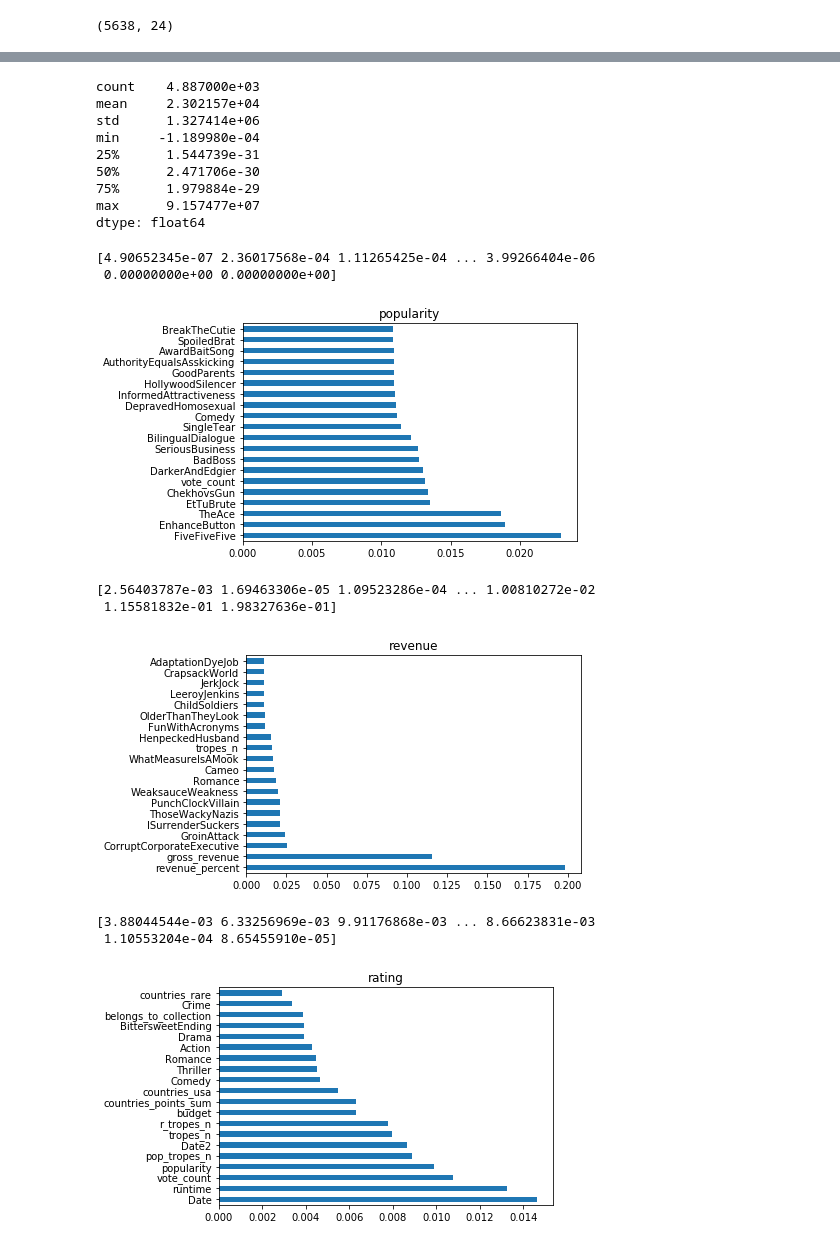
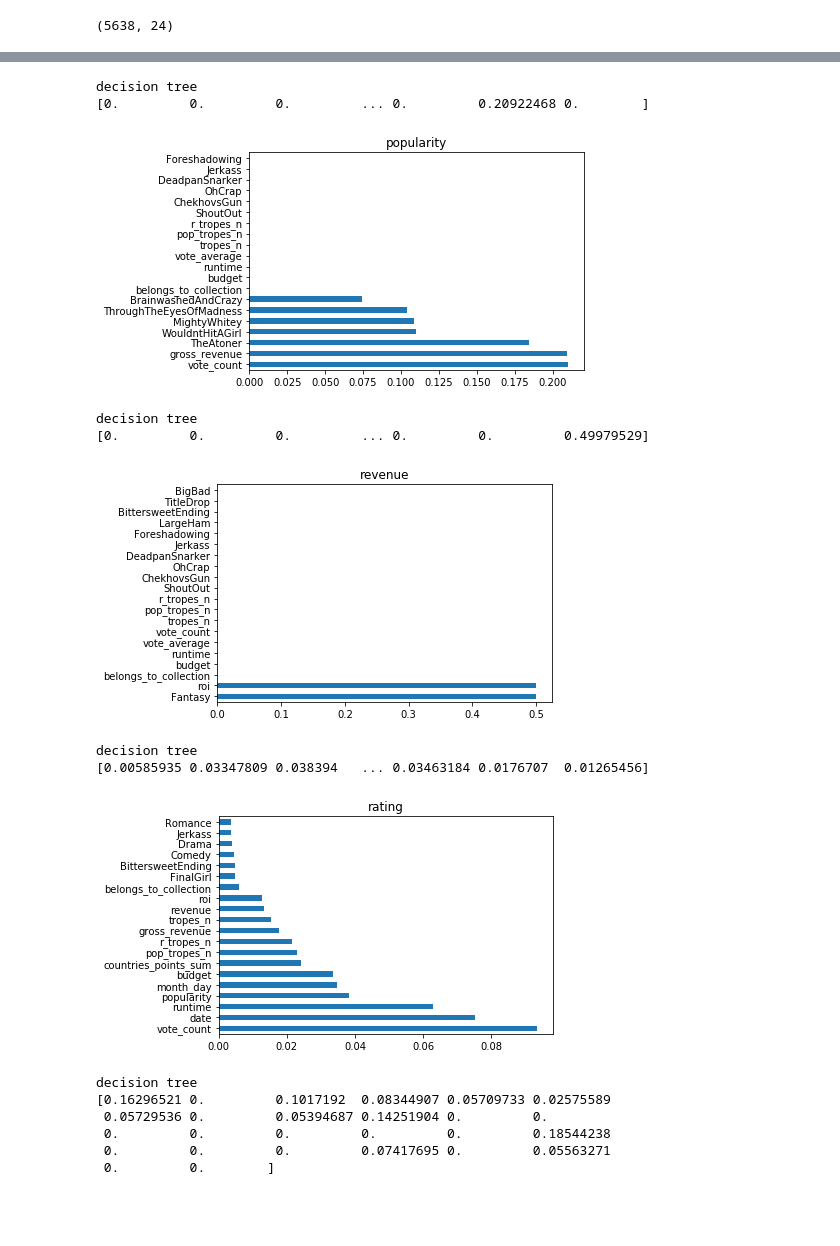
Before and after one commit to hungrynagini/movie_success, a Jupyter notebook: project.ipynb, the cells around one changed output, grey strips where cells are left out. Drawn from its saved outputs; the diff is of its cells as text; code cells hidden in the pictures; blank space fills up the shorter version.

```diff
--- a/project.ipynb
+++ b/project.ipynb
@@ -13,7 +15,7 @@ num_of_tropes = 30
 # - https://github.com/raiben/tropes_open_data
 
 class TropesAndFilms(object):
-    FILE_PATH = 'untitled.txt'
+    FILE_PATH = 'pictropes.txt'
 
     def __init__(self):
         self._load_data()
@@ -325,43 +422,39 @@ g=sns.heatmap(i[top_corr_features].corr(),annot=True,cmap="RdYlGn")
 # %%
-from sklearn.ensemble import ExtraTreesClassifier
+# feature importance on whole feature set and decreased for other classifiers
+from sklearn import tree
+from sklearn.ensemble import ExtraTreesClassifier, RandomForestClassifier
 import matplotlib.pyplot as plt
-print(revenue.describe())
-popularity = popularity.apply(lambda x: 0 if x < 60 else 1 if x < 120 else 2)
-revenue = revenue.apply(lambda x: 0 if x < 0.9 else 1 if x < 2.2 else 2)
-rating = pd.cut(rating, bins=10, labels=np.arange(10), right=False)
 
-for i in [[features,features,features],[pop_feat, rev_feat, rat_feat]]:
+for model in [[tree.DecisionTreeClassifier(),'decision tree'],[ExtraTreesClassifier(),'extra trees'],
+              [RandomForestClassifier(),'random forest']]:
+    for i in [[features,features,features],[pop_feat, rev_feat, rat_feat]]:
+        x_for_popularity = i[0].drop(['popularity','revenue'],axis=1)
+        x_for_revenue = i[1].drop(['revenue','popularity'],axis=1)
+        x_for_rating = i[2].drop(['vote_average'],axis=1)
 
-    x_for_popularity = i[0].drop(['popularity','revenue'],axis=1)
-    x_for_revenue = i[1].drop(['revenue','popularity'],axis=1)
-    x_for_rating = i[2].drop(['vote_average'],axis=1)
-
-    for x,y,z,bins_ in zip([x_for_popularity, x_for_revenue, x_for_rating],[popularity, revenue, rating],
-                 ['popularity', 'revenue', 'rating'],[20,15,10]):
-#         y = pd.cut(y, bins=bins_, labels=np.arange(bins_), right=False)
-        model = ExtraTreesClassifier()
-        model.fit(x,y)
-        print(model.feature_importances_)
-        feat_importances = pd.Series(model.feature_importances_, index=x.columns)
-        feat_importances.nlargest(20).plot(kind='barh')
-        plt.title(z)
-        plt.show()
+        for x,y,z,bins_ in zip([x_for_popularity, x_for_revenue, x_for_rating],[popularity, revenue, rating],
+                     ['popularity', 'revenue', 'rating'],[20,15,10]):
+    #         y = pd.cut(y, bins=bins_, labels=np.arange(bins_), right=False)
+            model[0].fit(x,y)
+            print(model[1])
+            print(model[0].feature_importances_)
+            feat_importances = pd.Series(model[0].feature_importances_, index=x.columns)
+            feat_importances.nlargest(20).plot(kind='barh')
+            plt.title(z)
+            plt.show()
 # %% [output]
-count    4.887000e+03
-mean     2.302157e+04
-std      1.327414e+06
-min     -1.189980e-04
-25%      1.544739e-31
-50%      2.471706e-30
-75%      1.979884e-29
-max      9.157477e+07
-dtype: float64
+decision tree
+[0.         0.         0.         ... 0.         0.20922468 0.        ]
+[figure, new version]
-[4.90652345e-07 2.36017568e-04 1.11265425e-04 ... 3.99266404e-06
- 0.00000000e+00 0.00000000e+00]
+decision tree
+[0.         0.         0.         ... 0.         0.         0.49979529]
-[figure, old version]
+[figure, new version]
-[2.56403787e-03 1.69463306e-05 1.09523286e-04 ... 1.00810272e-02
- 1.15581832e-01 1.98327636e-01]
+decision tree
+[0.00585935 0.03347809 0.038394   ... 0.03463184 0.0176707  0.01265456]
-[figure, old version]
+[figure, new version]
-[3.88044544e-03 6.33256969e-03 9.91176868e-03 ... 8.66623831e-03
- 1.10553204e-04 8.65455910e-05]
+decision tree
+[0.16296521 0.         0.1017192  0.08344907 0.05709733 0.02575589
+ 0.05729536 0.         0.05394687 0.14251904 0.         0.
+ 0.         0.         0.         0.         0.         0.18544238
+ 0.         0.         0.         0.07417695 0.         0.05563271
+ 0.         0.        ]
-[figure, old version]
```
Also changed, not shown: parts of 21 cells of this notebook.
